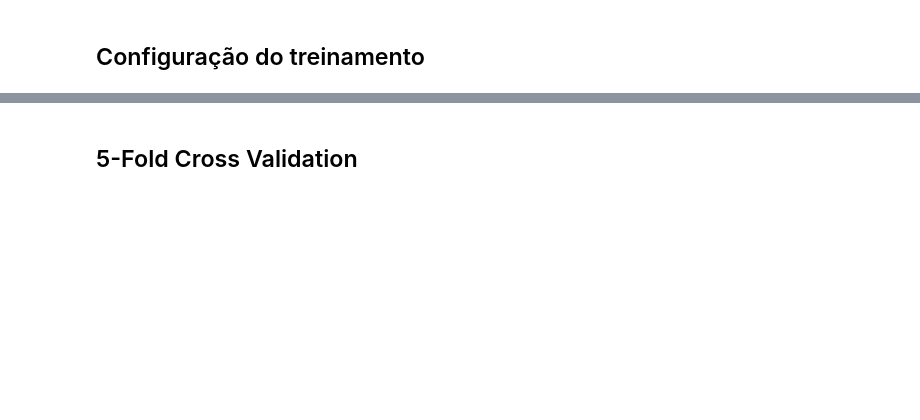
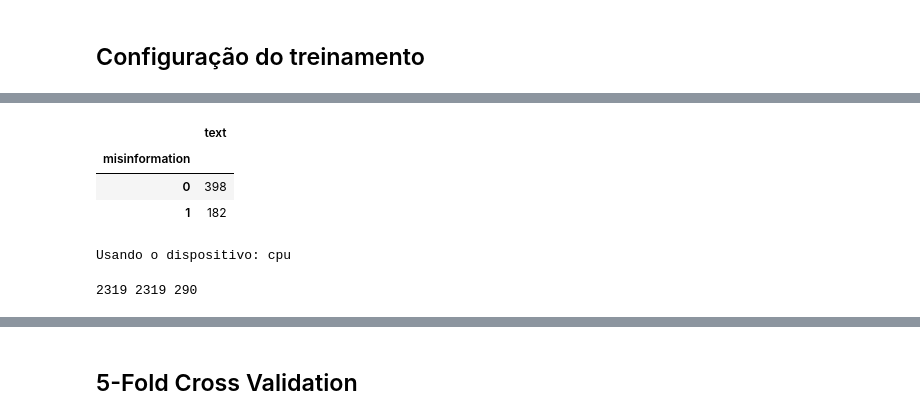
Before and after one commit to leonardoazzi/bert-misinfo-covid19, a Jupyter notebook: bertimbau-finetuning.ipynb, the cells around one changed output, grey strips where cells are left out. Saved outputs shown, nothing was run; the diff lists cells and outputs as text; code cells hidden in the pictures; blank space fills up the shorter version.

```diff
--- a/bertimbau-finetuning.ipynb
+++ b/bertimbau-finetuning.ipynb
@@ -136,0 +326,7 @@ print(training_args)
+# %%
+df_test.groupby(['misinformation']).count()
+# %% [output]
+|  | text |
+| misinformation |  |
+| 0 | 398 |
+| 1 | 182 |
@@ -136,0 +337,6 @@ print(training_args)
+# %%
+# Configurações iniciais
+device = torch.device("cuda" if torch.cuda.is_available() else "cpu")
+print(f"Usando o dispositivo: {device}")
+# %% [output]
+Usando o dispositivo: cpu
@@ -136,0 +360,41 @@ print(training_args)
+# %%
+from transformers import AutoTokenizer, AutoModelForSequenceClassification, TrainingArguments, Trainer
+
+# 4. Configurar o Trainer e os parâmetros de treino
+def compute_metrics(pred):
+    labels = pred.label_ids
+    preds = pred.predictions.argmax(-1)
+    # print(preds)
+    f1_mi = f1_score(labels, preds, average='micro')
+    f1_ma = f1_score(labels, preds, average='macro')
+    acc = accuracy_score(labels, preds)
+    return {
+        'accuracy': acc,
+        'f1-macro': f1_ma,
+        'f1-micro': f1_mi
+    }
+
+
+#setando os hiperparâmetros POR EPOCA
+batch_size = 8
+epochs = 5
+learning_rate = 3e-05
+steps_per_epoch = round(len(train_dataset_tokenized) / batch_size)
+print(len(train_dataset_tokenized), len(train_dataset_tokenized), steps_per_epoch)
+
+training_args = TrainingArguments(
+    output_dir='test_trainer',
+    overwrite_output_dir=True,
+    eval_strategy='epoch',
+    save_strategy ='epoch',
+    per_device_train_batch_size = batch_size,
+    per_device_eval_batch_size = batch_size,
+    logging_steps=20,
+    report_to="none",
+    learning_rate=learning_rate,
+    num_train_epochs = epochs,
+    load_best_model_at_end = True,
+    #   report_to='tensorboard'
+        )
+# %% [output]
+2319 2319 290
```
Also changed, not shown: parts of 21 cells of this notebook.
